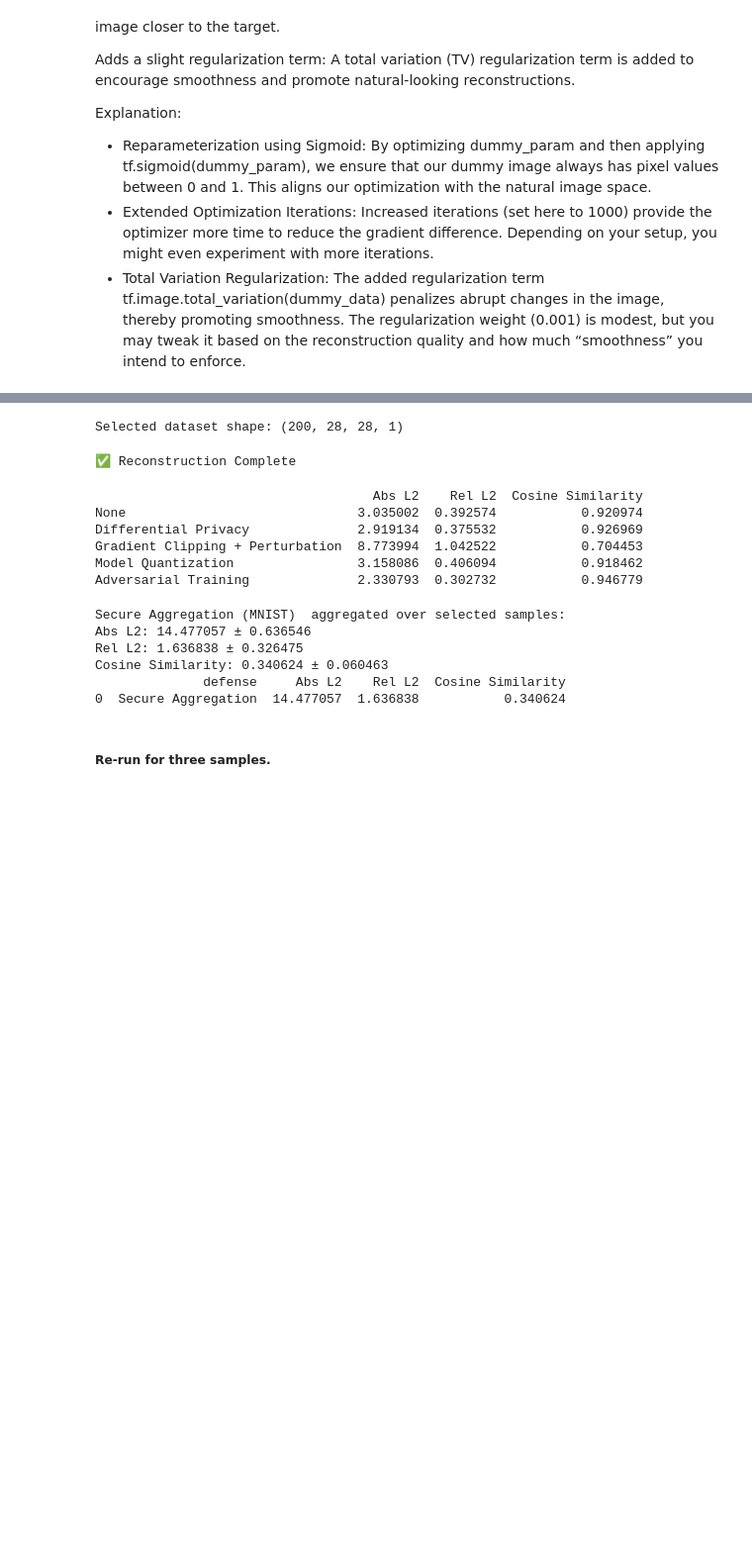
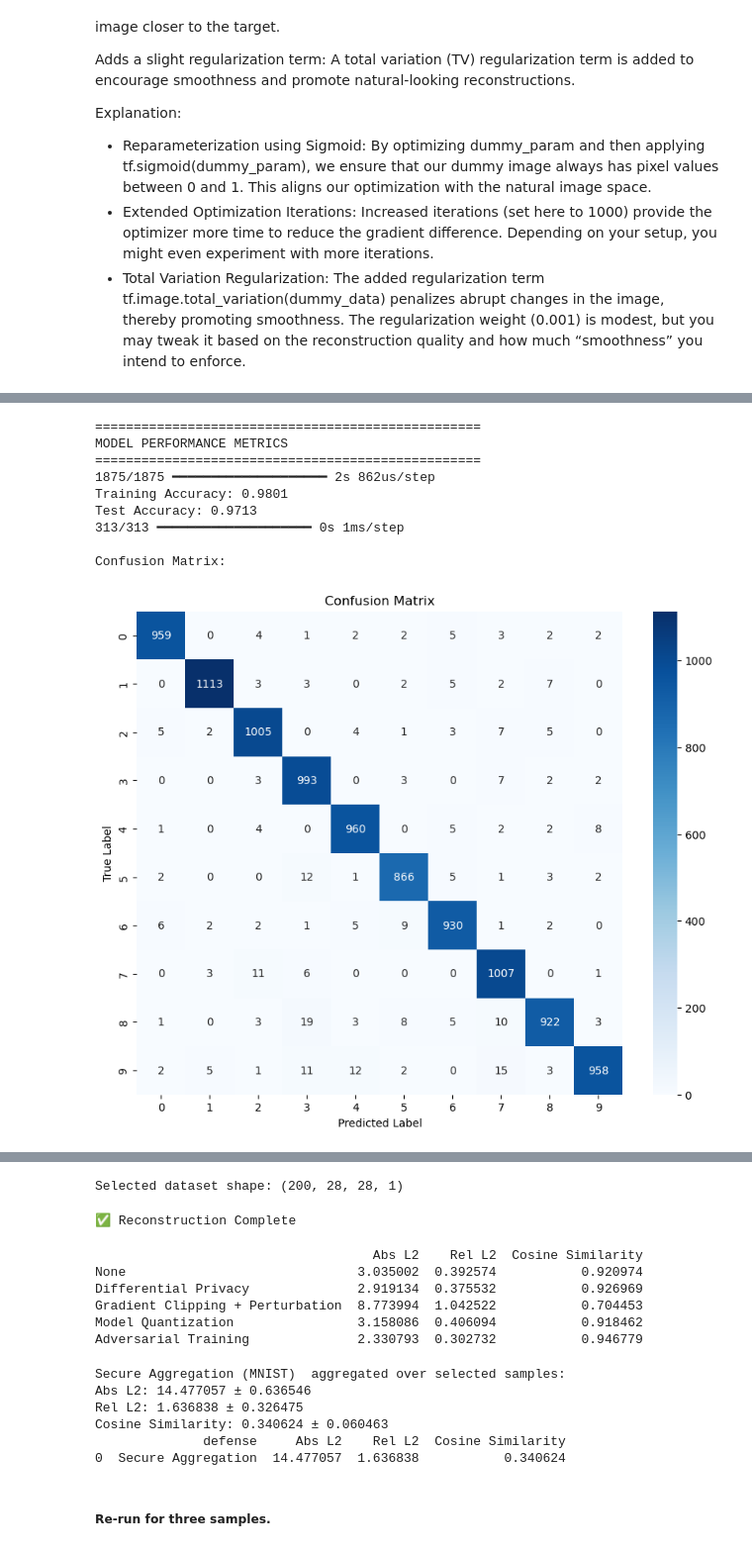
Before and after one commit to rkarn/GradientAttackGNNs, a Jupyter notebook: Gradient Based Attack to MNIST.ipynb, the cells around one changed output, grey strips where cells are left out. Shown: that part at 99% size. Saved outputs shown, nothing was run; the diff lists cells and outputs as text; code cells hidden in the pictures; blank space fills up the shorter version.

```diff
--- a/Gradient Based Attack to MNIST.ipynb
+++ b/Gradient Based Attack to MNIST.ipynb
@@ -133,0 +134,70 @@ Iteration 900, Total loss: 7.5571
+# %%
+# Add these imports at the top
+from sklearn.metrics import confusion_matrix, classification_report
+import seaborn as sns
+
+# -----------------------------------
+# 6. Evaluate Model Performance
+# -----------------------------------
+
+# Load test data
+(_, _), (test_images, test_labels) = tf.keras.datasets.mnist.load_data()
+test_images = test_images.astype("float32") / 255.0
+test_images = np.expand_dims(test_images, -1)  # Shape: (batch, 28, 28, 1)
+
+print("\n" + "="*50)
+print("MODEL PERFORMANCE METRICS")
+print("="*50)
+
+# Training accuracy
+train_predictions = model.predict(train_images)
+train_pred_labels = np.argmax(train_predictions, axis=1)
+train_accuracy = np.mean(train_pred_labels == train_labels)
+print(f"Training Accuracy: {train_accuracy:.4f}")
+
+# Test accuracy
+test_loss, test_accuracy = model.evaluate(test_images, test_labels, verbose=0)
+print(f"Test Accuracy: {test_accuracy:.4f}")
+
+# Predictions for test set
+test_predictions = model.predict(test_images)
+test_pred_labels = np.argmax(test_predictions, axis=1)
+
+# Confusion Matrix
+print("\nConfusion Matrix:")
+cm = confusion_matrix(test_labels, test_pred_labels)
+plt.figure(figsize=(10, 8))
+sns.heatmap(cm, annot=True, fmt='d', cmap='Blues',
+            xticklabels=range(10), yticklabels=range(10))
+plt.title('Confusion Matrix')
+plt.xlabel('Predicted Label')
+plt.ylabel('True Label')
+plt.show()
+
+# Classification Report
+print("\nClassification Report:")
+print(classification_report(test_labels, test_pred_labels,
+                          target_names=[str(i) for i in range(10)]))
+
+# Overall Precision, Recall, F1-Score
+from sklearn.metrics import precision_score, recall_score, f1_score
+
+overall_precision = precision_score(test_labels, test_pred_labels, average='weighted')
+overall_recall = recall_score(test_labels, test_pred_labels, average='weighted')
+overall_f1 = f1_score(test_labels, test_pred_labels, average='weighted')
+
+print("\nOverall Metrics:")
+print(f"Precision: {overall_precision:.4f}")
+print(f"Recall: {overall_recall:.4f}")
+print(f"F1-Score: {overall_f1:.4f}")
+# %% [output]
+==================================================
+MODEL PERFORMANCE METRICS
+==================================================
+1875/1875 ━━━━━━━━━━━━━━━━━━━━ 2s 862us/step
+Training Accuracy: 0.9801
+Test Accuracy: 0.9713
+313/313 ━━━━━━━━━━━━━━━━━━━━ 0s 1ms/step
+
+Confusion Matrix:
+[figure, added]
```
Also changed, not shown: parts of 2 cells of this notebook, 3 other files.
